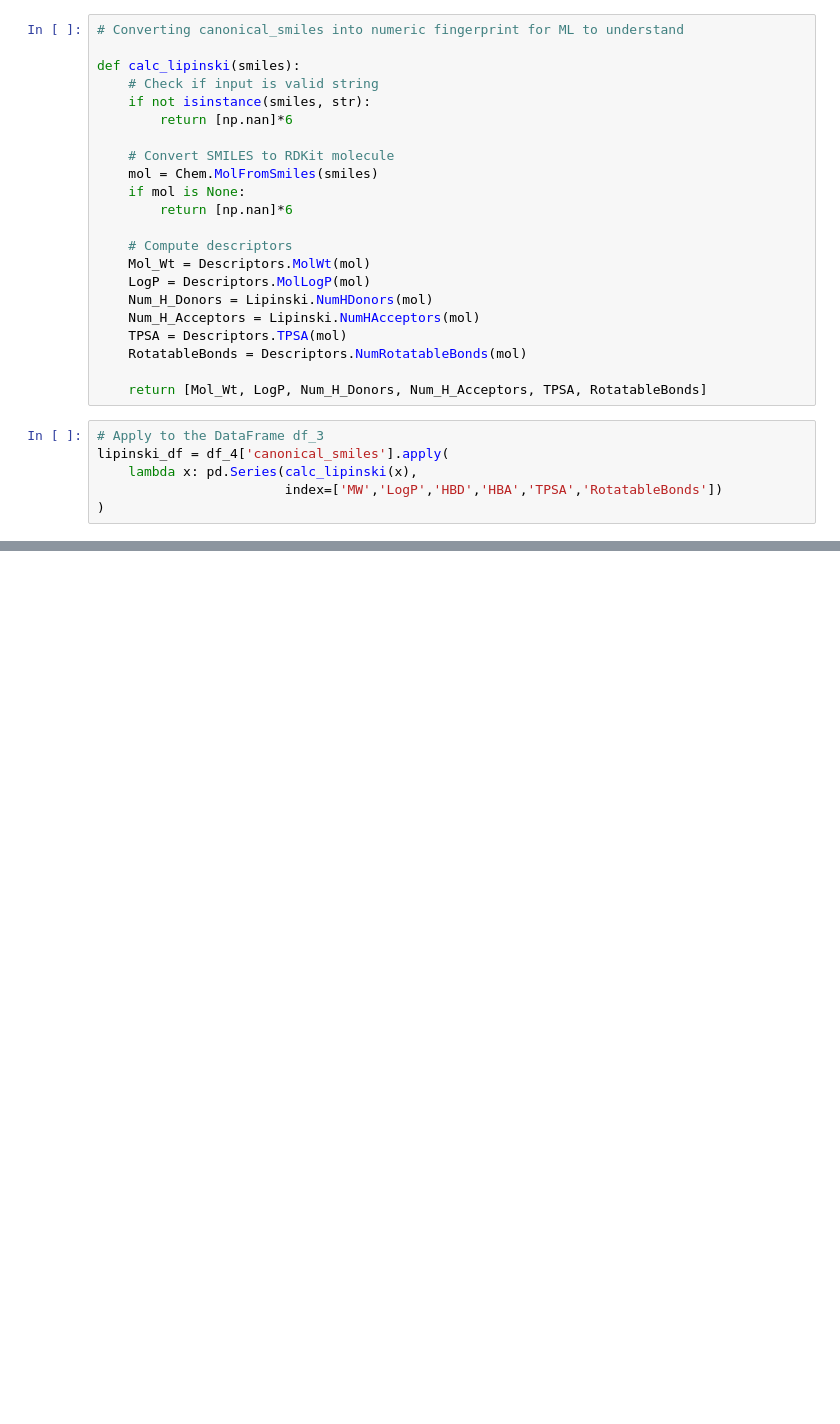
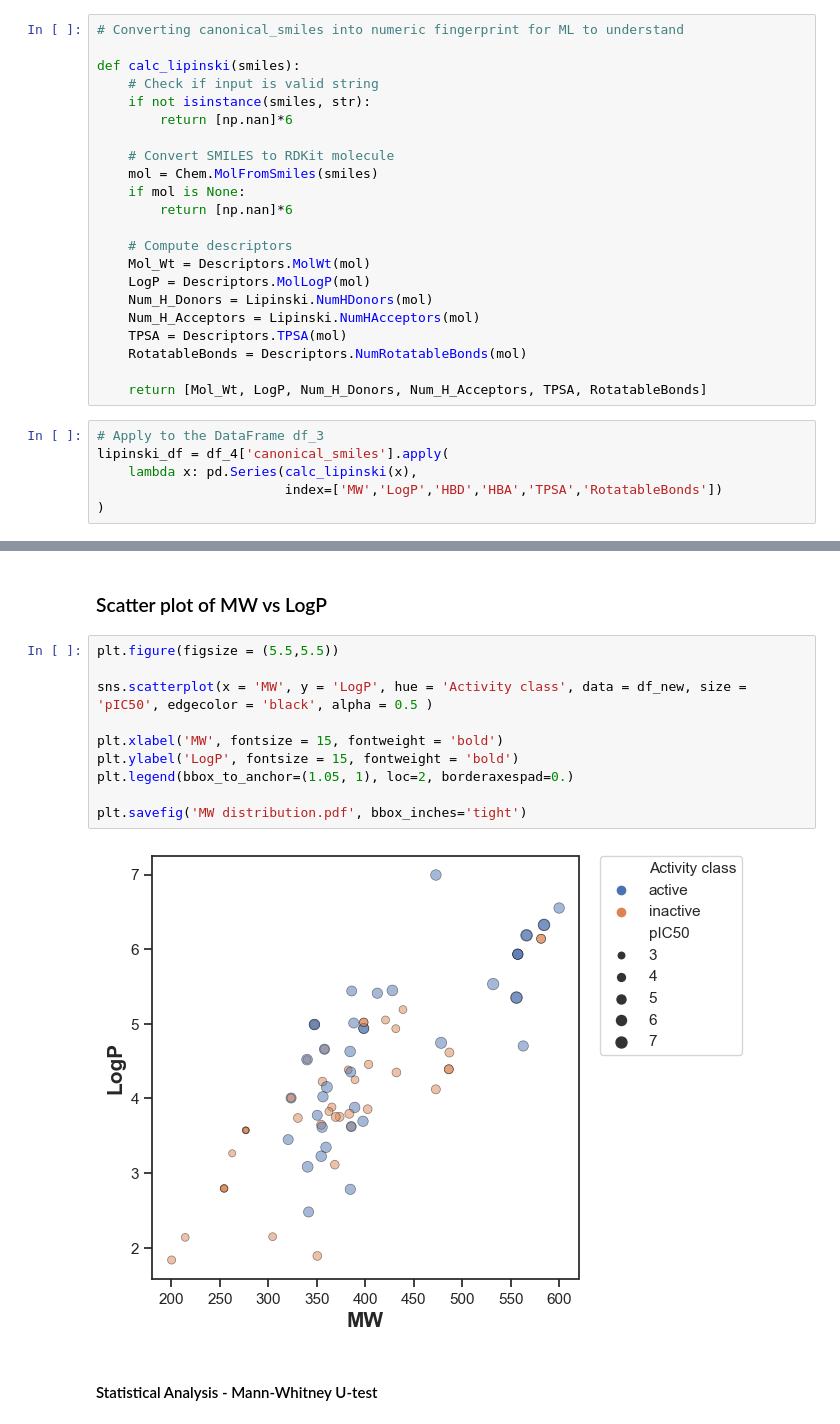
Before and after one commit to dhairya-v/Drug_discovery_project, a Jupyter notebook: Project_1.ipynb, the cells around one changed output, grey strips where cells are left out. Cells and saved outputs as stored; diff of their text form; blank space fills up the shorter version.

```diff
--- a/Project_1.ipynb
+++ b/Project_1.ipynb
@@ -180,0 +335,16 @@ df_combined.shape
+# %% [markdown]
+### Scatter plot of MW vs LogP
+# %%
+plt.figure(figsize = (5.5,5.5))
+
+sns.scatterplot(x = 'MW', y = 'LogP', hue = 'Activity class', data = df_new, size = 'pIC50', edgecolor = 'black', alpha = 0.5 )
+
+plt.xlabel('MW', fontsize = 15, fontweight = 'bold')
+plt.ylabel('LogP', fontsize = 15, fontweight = 'bold')
+plt.legend(bbox_to_anchor=(1.05, 1), loc=2, borderaxespad=0.)
+
+plt.savefig('MW distribution.pdf', bbox_inches='tight')
+# %% [output]
+[figure, added]
+# %% [markdown]
+#### Statistical Analysis - Mann-Whitney U-test
```
Also changed, not shown: parts of 36 cells of this notebook.
